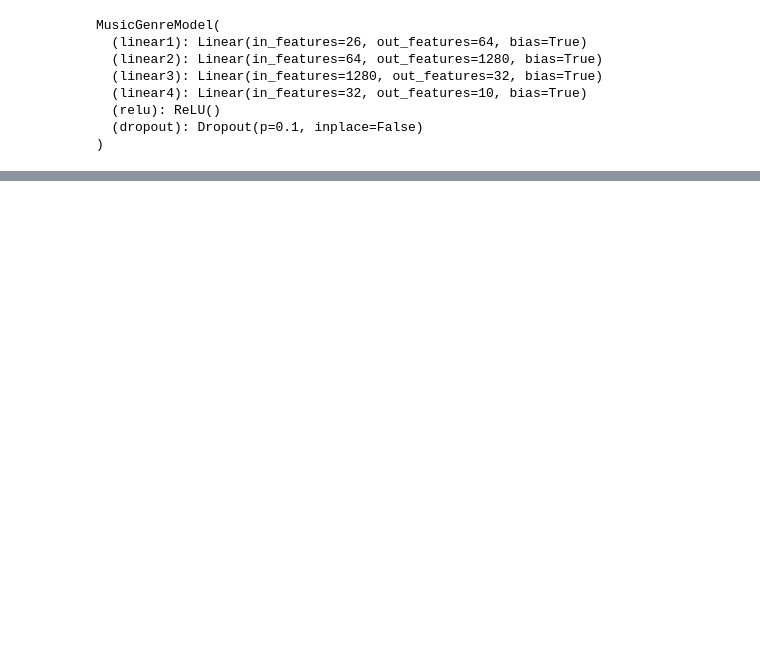
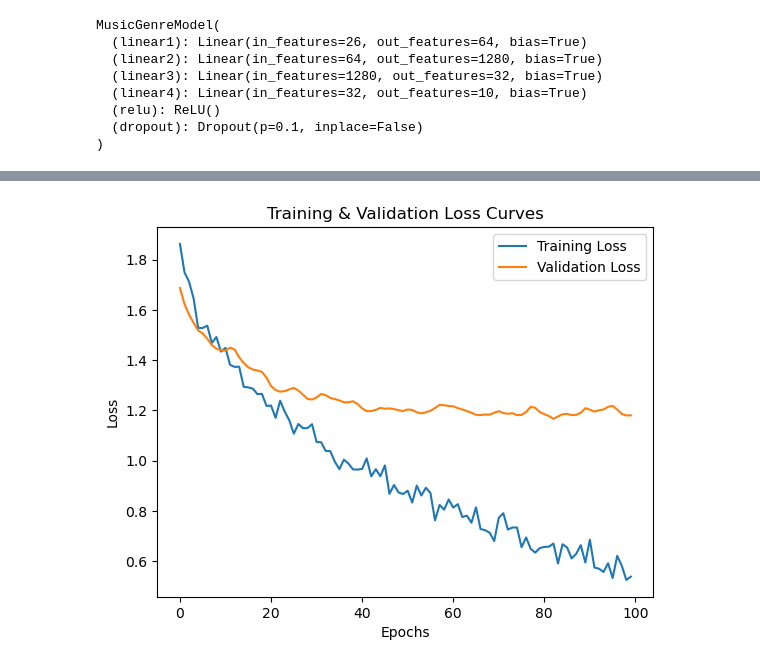
Before and after one commit to pratikpv/music_genre_classification, a Jupyter notebook: music_genre_classification.ipynb, the cells around one changed output, grey strips where cells are left out. Saved outputs shown, nothing was run; the diff lists cells and outputs as text; code cells hidden in the pictures; blank space fills up the shorter version.

Commit message:
Add code for ANN based model
Add code for Training, validation, testing
Also generate confusion matrix

Signed-off-by: Pratik Prajapati <pratik.prajapati@gmail.com>

```diff
--- a/music_genre_classification.ipynb
+++ b/music_genre_classification.ipynb
@@ -253,3 +256,7 @@ MusicGenreModel(
   (relu): ReLU()
   (dropout): Dropout(p=0.1, inplace=False)
 )
+# %%
+learning_rate = 0.003
+loss_fn = nn.CrossEntropyLoss().to(device)
+optimizer = torch.optim.Adam(params=model.parameters(), lr=learning_rate)
@@ -255,0 +332,10 @@ MusicGenreModel(
+# %%
+plt.plot(epoch_count, train_loss_values, label='Training Loss')
+plt.plot(epoch_count, valid_loss_values, label='Validation Loss')
+plt.title('Training & Validation Loss Curves')
+plt.ylabel('Loss')
+plt.xlabel('Epochs')
+plt.legend()
+plt.show()
+# %% [output]
+[figure, added]
```
Also changed, not shown: parts of 8 cells of this notebook.
